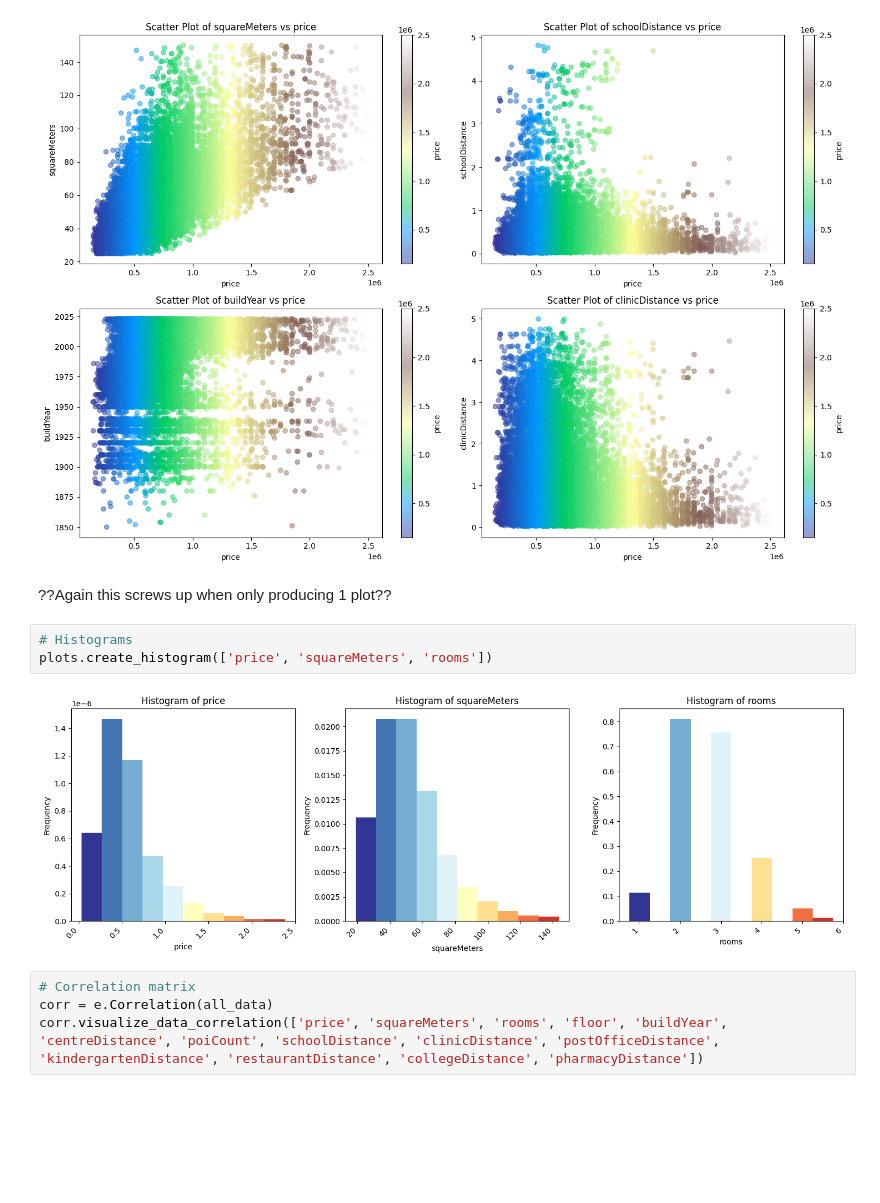
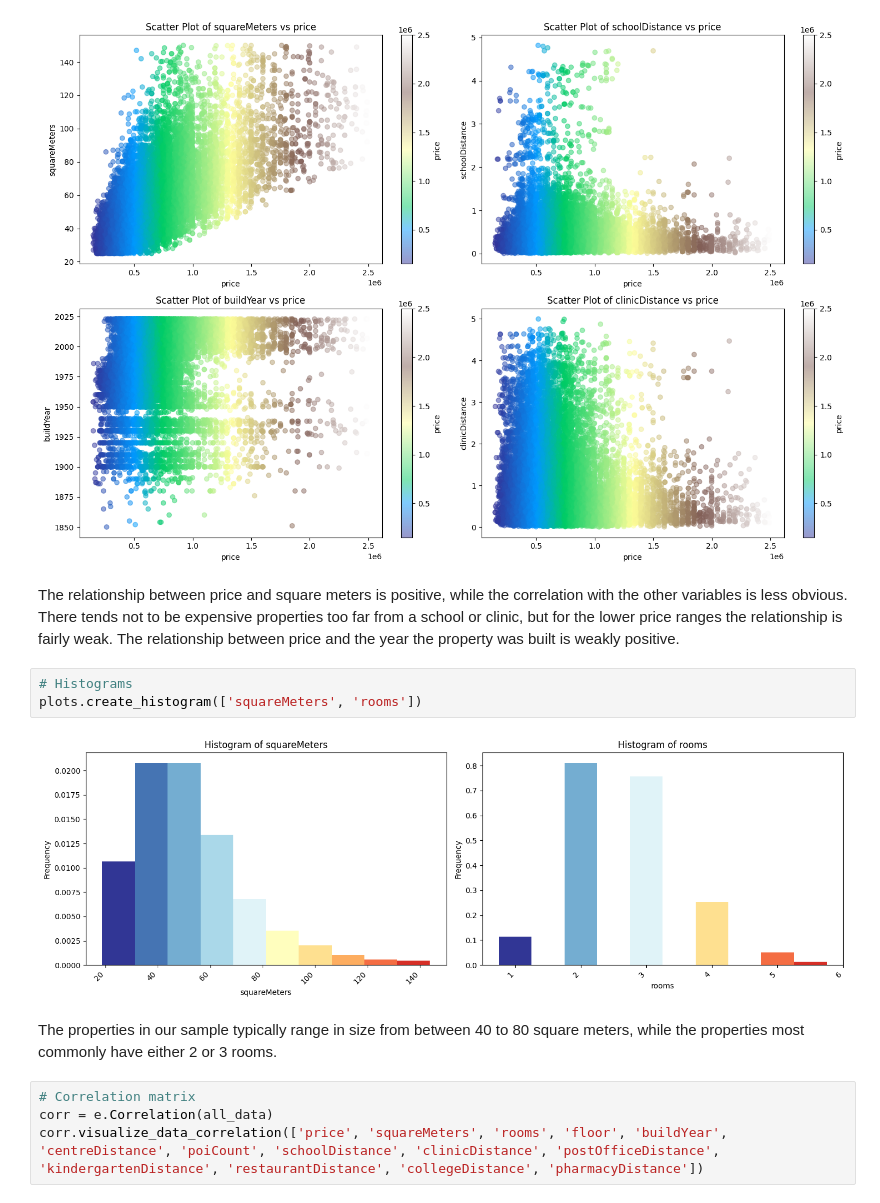
Before and after one commit to jnossa/CDS_Final_Project, a Jupyter notebook: notebook.ipynb, the cells around one changed output. Saved outputs shown, nothing was run; the diff lists cells and outputs as text; blank space fills up the shorter version.

```diff
--- a/notebook.ipynb
+++ b/notebook.ipynb
@@ -39,13 +45,15 @@ plots.create_boxplot('price', ['rooms', 'floor', 'ownership', 'condition', 'hasP
 plots.create_scatter_plot([('price', 'squareMeters'), ('price', 'schoolDistance'), ('price', 'buildYear'), ('price', 'clinicDistance')], n_cols=2, n_rows=2)
 # %% [output]
 [figure]
-# %% [markdown]
-??Again this screws up when only producing 1 plot??
+# %% [markdown]
+The relationship between price and square meters is positive, while the correlation with the other variables is less obvious. There tends not to be expensive properties too far from a school or clinic, but for the lower price ranges the relationship is fairly weak. The relationship between price and the year the property was built is weakly positive.
 # %%
 # Histograms
-plots.create_histogram(['price', 'squareMeters', 'rooms'])
+plots.create_histogram(['squareMeters', 'rooms'])
 # %% [output]
-[figure, old version]
+[figure, new version]
+# %% [markdown]
+The properties in our sample typically range in size from between 40 to 80 square meters, while the properties most commonly have either 2 or 3 rooms.
 # %%
 # Correlation matrix
 corr = e.Correlation(all_data)
```
Also changed, not shown: parts of 42 cells of this notebook.
